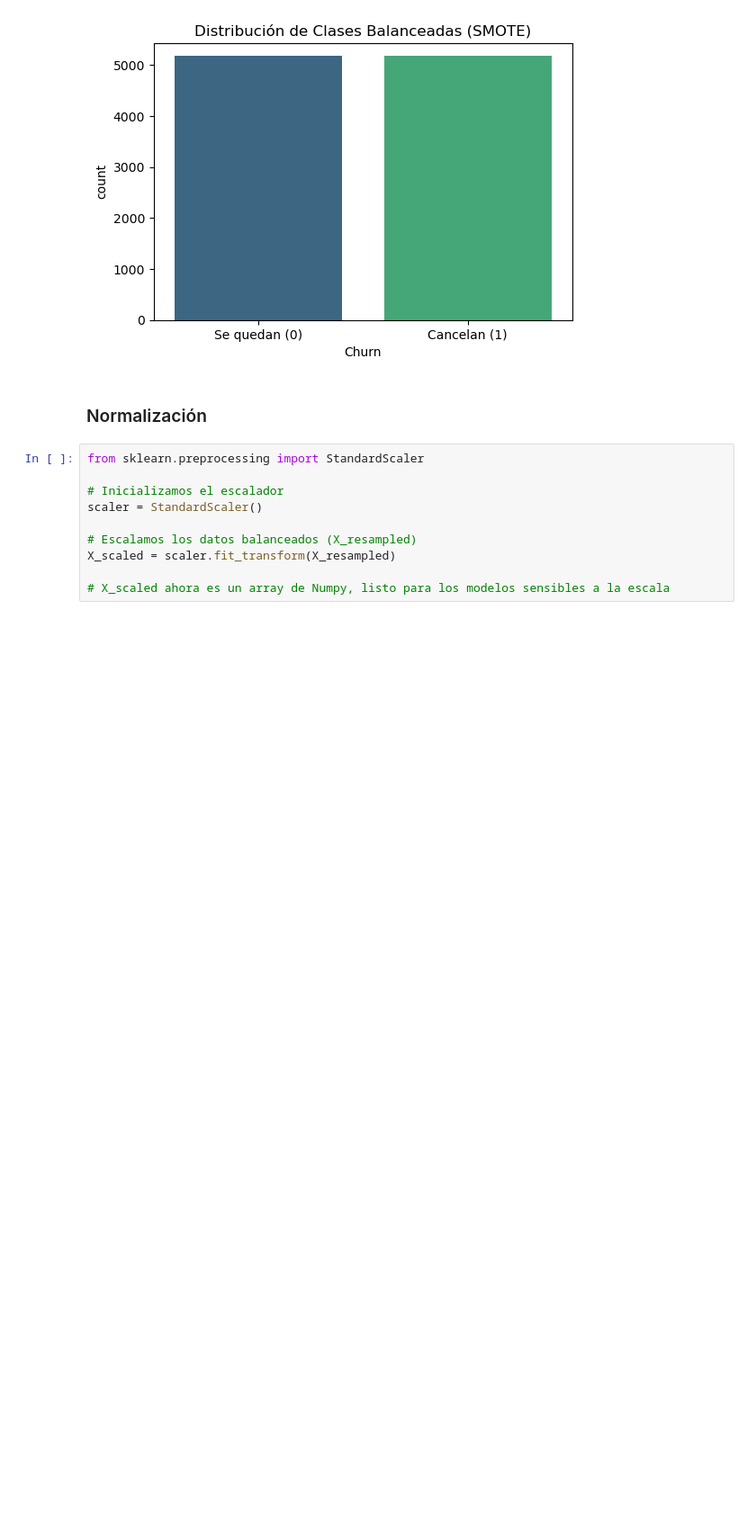
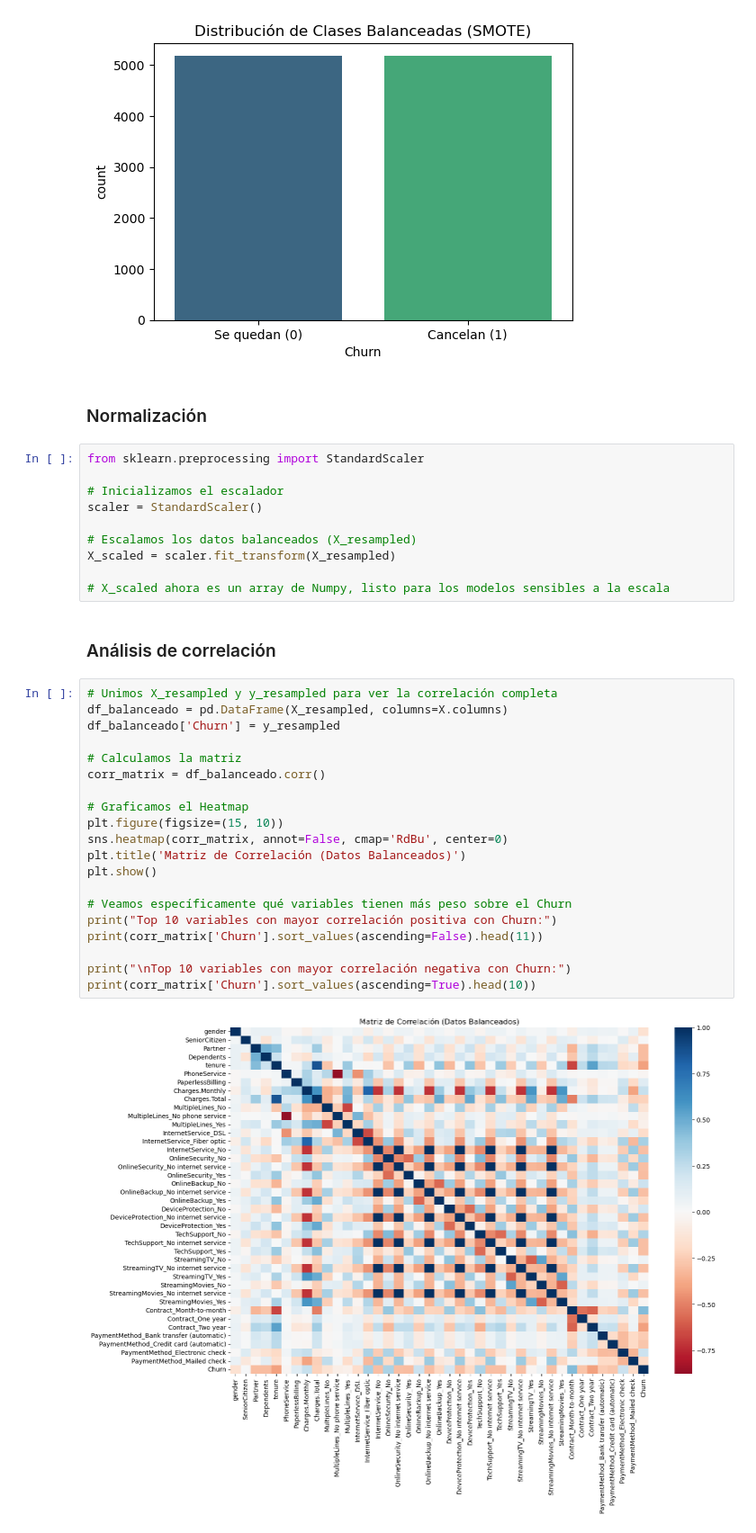
Before and after one commit to OscarLara/ChallengeTelecomX-2, a Jupyter notebook: ChallengeTelecomX-2.ipynb, the cells around one changed output. Shown at 90% size. Drawn from its saved outputs; the diff is of its cells as text; blank space fills up the shorter version.

Commit message:
Análisis de correlacuión y análisis dirigido

```diff
--- a/ChallengeTelecomX-2.ipynb
+++ b/ChallengeTelecomX-2.ipynb
@@ -563,3 +563,27 @@ scaler = StandardScaler()
 X_scaled = scaler.fit_transform(X_resampled)
 
 # X_scaled ahora es un array de Numpy, listo para los modelos sensibles a la escala
+# %% [markdown]
+### Análisis de correlación
+# %%
+# Unimos X_resampled y y_resampled para ver la correlación completa
+df_balanceado = pd.DataFrame(X_resampled, columns=X.columns)
+df_balanceado['Churn'] = y_resampled
+
+# Calculamos la matriz
+corr_matrix = df_balanceado.corr()
+
+# Graficamos el Heatmap
+plt.figure(figsize=(15, 10))
+sns.heatmap(corr_matrix, annot=False, cmap='RdBu', center=0)
+plt.title('Matriz de Correlación (Datos Balanceados)')
+plt.show()
+
+# Veamos específicamente qué variables tienen más peso sobre el Churn
+print("Top 10 variables con mayor correlación positiva con Churn:")
+print(corr_matrix['Churn'].sort_values(ascending=False).head(11))
+
+print("\nTop 10 variables con mayor correlación negativa con Churn:")
+print(corr_matrix['Churn'].sort_values(ascending=True).head(10))
+# %% [output]
+[figure, added]
```
Also changed, not shown: parts of 6 cells of this notebook.
